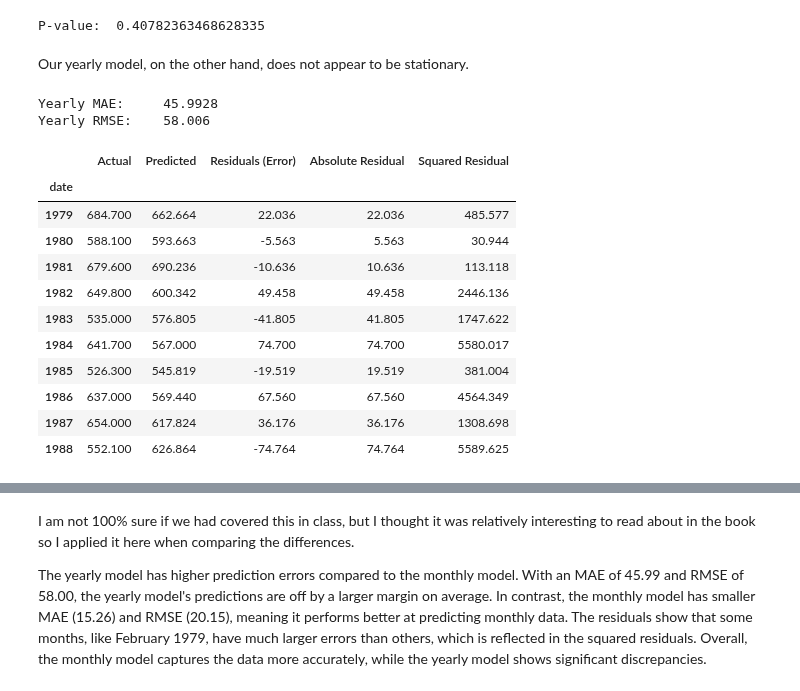
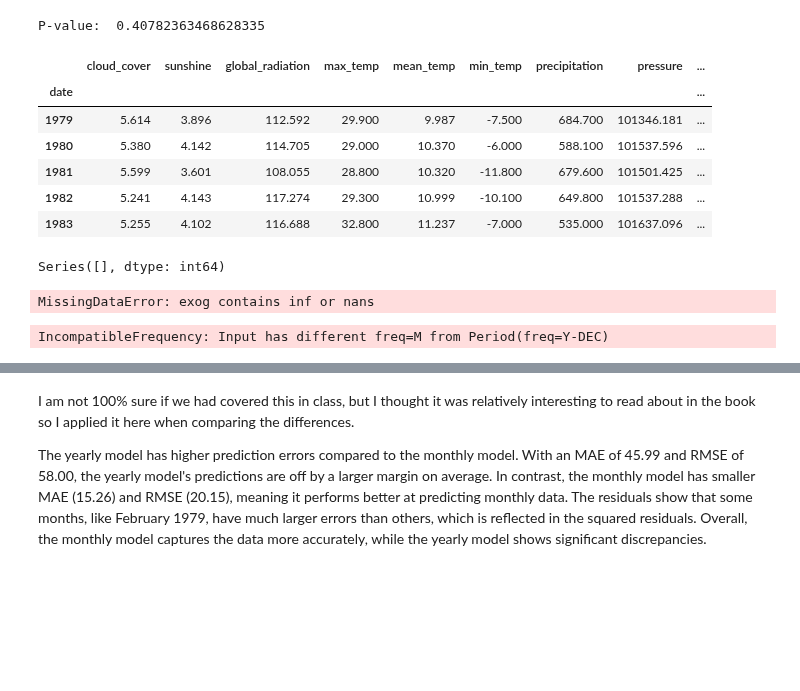
Before and after one commit to DanLightner/BUSA321, a Jupyter notebook: BUSA321/Chapter 8 - London Weather.ipynb, the cells around one changed output, grey strips where cells are left out. Saved outputs shown, nothing was run; the diff lists cells and outputs as text; code cells hidden in the pictures; blank space fills up the shorter version.

```diff
--- a/BUSA321/Chapter 8 - London Weather.ipynb
+++ b/BUSA321/Chapter 8 - London Weather.ipynb
@@ -172,13 +150,46 @@ print("P-value: ", stationarity[1])
 #yearly stationarity test
 # %% [output]
 P-value:  0.40782363468628335
-# %% [markdown]
-Our yearly model, on the other hand, does not appear to be stationary.
+# %%
+# First-order differencing (removes trend)
+df_year['precipitation_diff_1'] = df_year['precipitation'].diff(periods=1)
+
+# Second-order differencing (removes trend and possible seasonality effects)
+df_year['precipitation_diff_2'] = df_year['precipitation'].diff(periods=2)
+
+# Display the first few rows
+df_year.head()
+# %% [output]
+|  | cloud_cover | sunshine | global_radiation | max_temp | mean_temp | min_temp | precipitation | pressure | ... |
+| date |  |  |  |  |  |  |  |  | ... |
+| 1979 | 5.614 | 3.896 | 112.592 | 29.900 | 9.987 | -7.500 | 684.700 | 101346.181 | ... |
+| 1980 | 5.380 | 4.142 | 114.705 | 29.000 | 10.370 | -6.000 | 588.100 | 101537.596 | ... |
+| 1981 | 5.599 | 3.601 | 108.055 | 28.800 | 10.320 | -11.800 | 679.600 | 101501.425 | ... |
+| 1982 | 5.241 | 4.143 | 117.274 | 29.300 | 10.999 | -10.100 | 649.800 | 101537.288 | ... |
+| 1983 | 5.255 | 4.102 | 116.688 | 32.800 | 11.237 | -7.000 | 535.000 | 101637.096 | ... |
+# %%
+missing_values = df.isnull().sum()
+missing_values = missing_values[missing_values > 0]
+print(missing_values)
+# %% [output]
+Series([], dtype: int64)
+# %%
+# monthly aggregate of precipitation
+y = df_year['precipitation']
+X = df_year.drop(columns=['precipitation', "snow_depth", "min_temp", "global_radiation", "cloud_cover"]).assign(const=1)
+# Run the multiple linear regression model
+model = sm.OLS(y, X)
+results = model.fit()
+print(results.summary())  # View results
+
+#YEARLY MODEL
+# %% [output]
+MissingDataError: exog contains inf or nans
 # %%
 # Assuming model_yearly is your fitted OLS model for yearly data
 df_year_insample = pd.DataFrame({'Actual': df_year['precipitation'],
-                                 'Predicted': results_yearly.fittedvalues,
-                                 'Residuals (Error)': df_year['precipitation'] - results_yearly.fittedvalues})
+                                 'Predicted': results.fittedvalues,  # Use results from the yearly model
+                                 'Residuals (Error)': df_year['precipitation'] - results.fittedvalues})
 
 # Adding columns for absolute and squared residuals
 df_year_insample['Absolute Residual'] = abs(df_year_insample['Residuals (Error)'])
@@ -192,17 +203,4 @@ print(f"Yearly MAE:\t{mae_year}")
 print(f"Yearly RMSE:\t{rmse_year}")
 df_year_insample.head(10)
 # %% [output]
-Yearly MAE:     45.9928
-Yearly RMSE:    58.006
+IncompatibleFrequency: Input has different freq=M from Period(freq=Y-DEC)
-|  | Actual | Predicted | Residuals (Error) | Absolute Residual | Squared Residual |
-| date |  |  |  |  |  |
-| 1979 | 684.700 | 662.664 | 22.036 | 22.036 | 485.577 |
-| 1980 | 588.100 | 593.663 | -5.563 | 5.563 | 30.944 |
-| 1981 | 679.600 | 690.236 | -10.636 | 10.636 | 113.118 |
-| 1982 | 649.800 | 600.342 | 49.458 | 49.458 | 2446.136 |
-| 1983 | 535.000 | 576.805 | -41.805 | 41.805 | 1747.622 |
-| 1984 | 641.700 | 567.000 | 74.700 | 74.700 | 5580.017 |
-| 1985 | 526.300 | 545.819 | -19.519 | 19.519 | 381.004 |
-| 1986 | 637.000 | 569.440 | 67.560 | 67.560 | 4564.349 |
-| 1987 | 654.000 | 617.824 | 36.176 | 36.176 | 1308.698 |
-| 1988 | 552.100 | 626.864 | -74.764 | 74.764 | 5589.625 |
```
Also changed, not shown: parts of 6 cells of this notebook, 2 other files.
